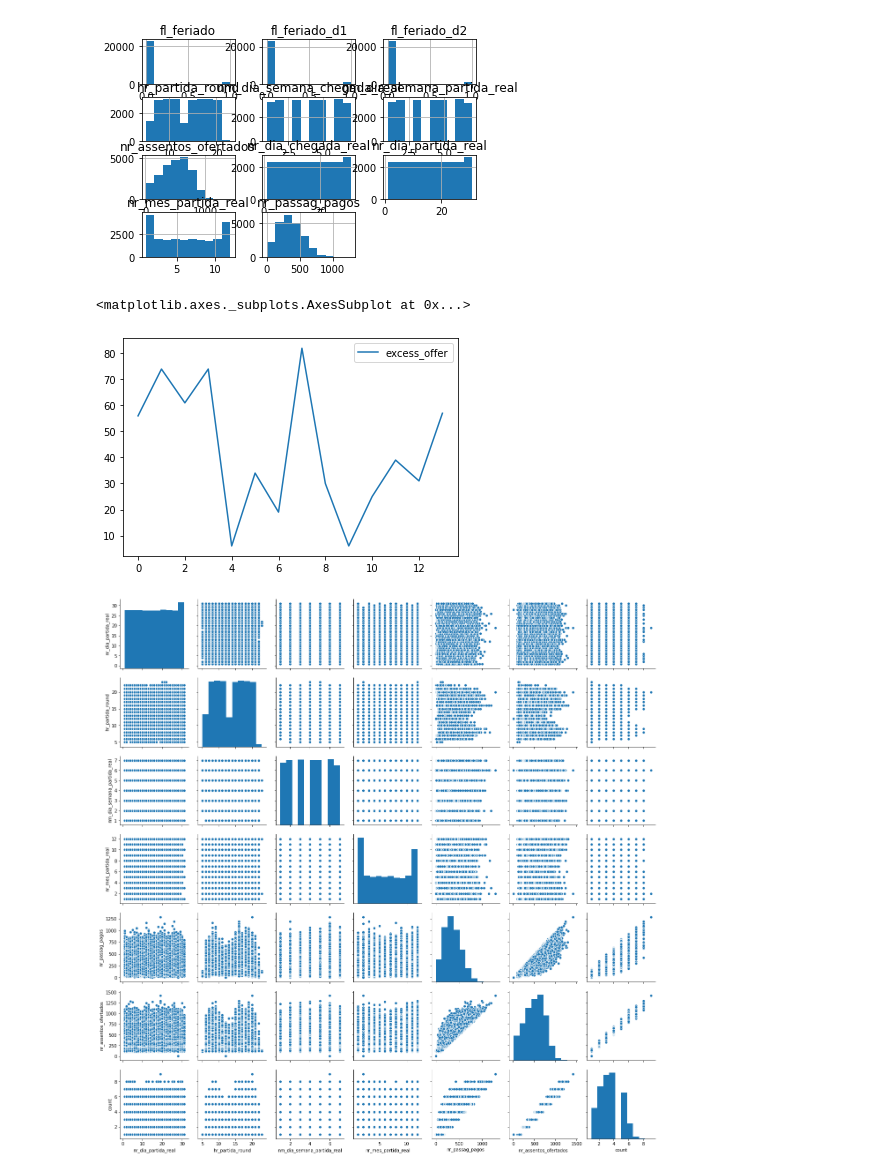
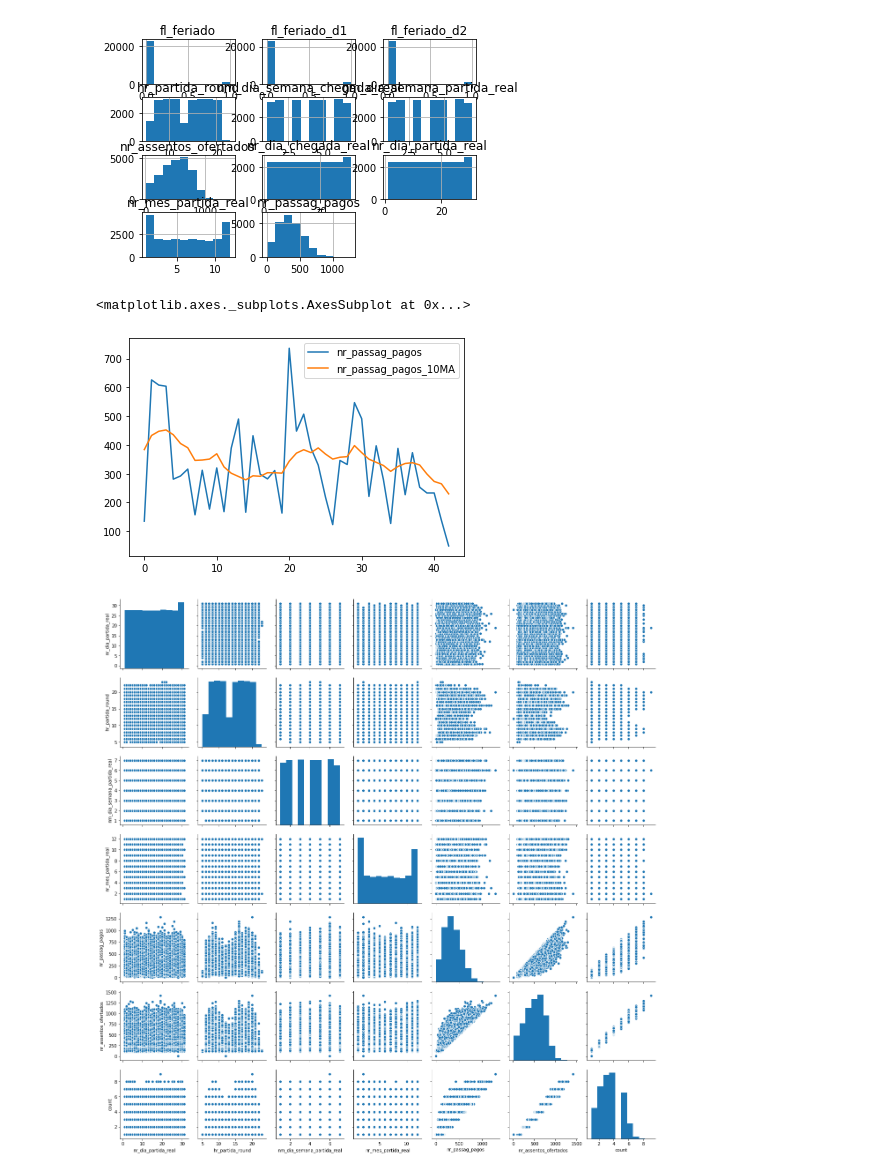
Before and after one commit to welberthdouglas/Civil_Aviation_ML, a Jupyter notebook: CA_SP-RJ.ipynb, the cells around one changed output. Drawn from its saved outputs; the diff is of its cells as text; code cells hidden in the pictures.

```diff
--- a/CA_SP-RJ.ipynb
+++ b/CA_SP-RJ.ipynb
@@ -140,3 +135,5 @@ df_sp['excess_offer'] = df_sp.nr_assentos_ofertados - df_sp.nr_passag_pagos
+# %%
+df_sp.set_index("id_basica",inplace = True)
 # %%
 df_sp.head()
 # %% [output]
@@ -149,8 +149,12 @@ df_sp.head()
+# %%
+# tranforming hours variables into bins of one hour interval
+df_sp['hr_partida_real'] = df_sp.hr_partida_real.apply( lambda x : int(x[:2]))
+df_sp['hr_chegada_real'] = df_sp.hr_chegada_real.apply( lambda x : int(x[:2]))
 # %% [markdown]
 ## Grouping Data into hourly bins
 # %%
-df_sp_grouped = df_sp.groupby(['nr_dia_partida_real','nm_dia_semana_partida_real','nr_mes_partida_real','dt_partida_real','nr_dia_chegada_real','nm_dia_semana_chegada_real','hr_partida_round','fl_feriado','fl_feriado_d1','fl_feriado_d2']).agg(nr_passag_pagos=('nr_passag_pagos', np.sum),
-nr_assentos_ofertados=('nr_assentos_ofertados', np.sum), count = ('hr_partida_round', 'count'), excess_offer = ('excess_offer',np.sum)).reset_index()
+df_sp_grouped = df_sp.groupby(['dt_partida_real','nr_dia_partida_real','nm_dia_semana_partida_real','nr_mes_partida_real','nr_dia_chegada_real','nm_dia_semana_chegada_real','hr_partida_real','fl_feriado','fl_feriado_d1','fl_feriado_d2']).agg(nr_passag_pagos=('nr_passag_pagos', np.sum),
+nr_assentos_ofertados=('nr_assentos_ofertados', np.sum), count = ('hr_partida_real', 'count')).reset_index()
 # %%
 df_sp_grouped.shape
 # %% [output]
@@ -170,11 +174,14 @@ df_sp_grouped.head()
 df_sp_grouped.hist();
 # %% [output]
 [figure]
+# %%
+MA_window = 10
+df_sp_grouped['nr_passag_pagos'+f'_{MA_window}MA'] = df_sp_grouped.sort_values(['dt_partida_real','hr_partida_real'])['nr_passag_pagos'].rolling(window=MA_window).mean().values
 # %%
-df_sp_grouped.query("'2019-06-01' <=dt_partida_real <= '2019-06-01' ").reset_index()[['excess_offer']].plot()
+df_sp_grouped.query("'2019-07-06' <=dt_partida_real <= '2019-07-08' ").reset_index()[['nr_passag_pagos','nr_passag_pagos'+f'_{MA_window}MA']].plot()
 # %% [output]
 <matplotlib.axes._subplots.AxesSubplot at 0x...>
-[figure, old version]
+[figure, new version]
 # %%
 sns.pairplot(df_sp_grouped[['nr_dia_partida_real','hr_partida_round','nm_dia_semana_partida_real','nr_mes_partida_real','nr_passag_pagos','nr_assentos_ofertados','count']]);
 # %% [output]
```
Also changed, not shown: parts of 42 cells of this notebook.
